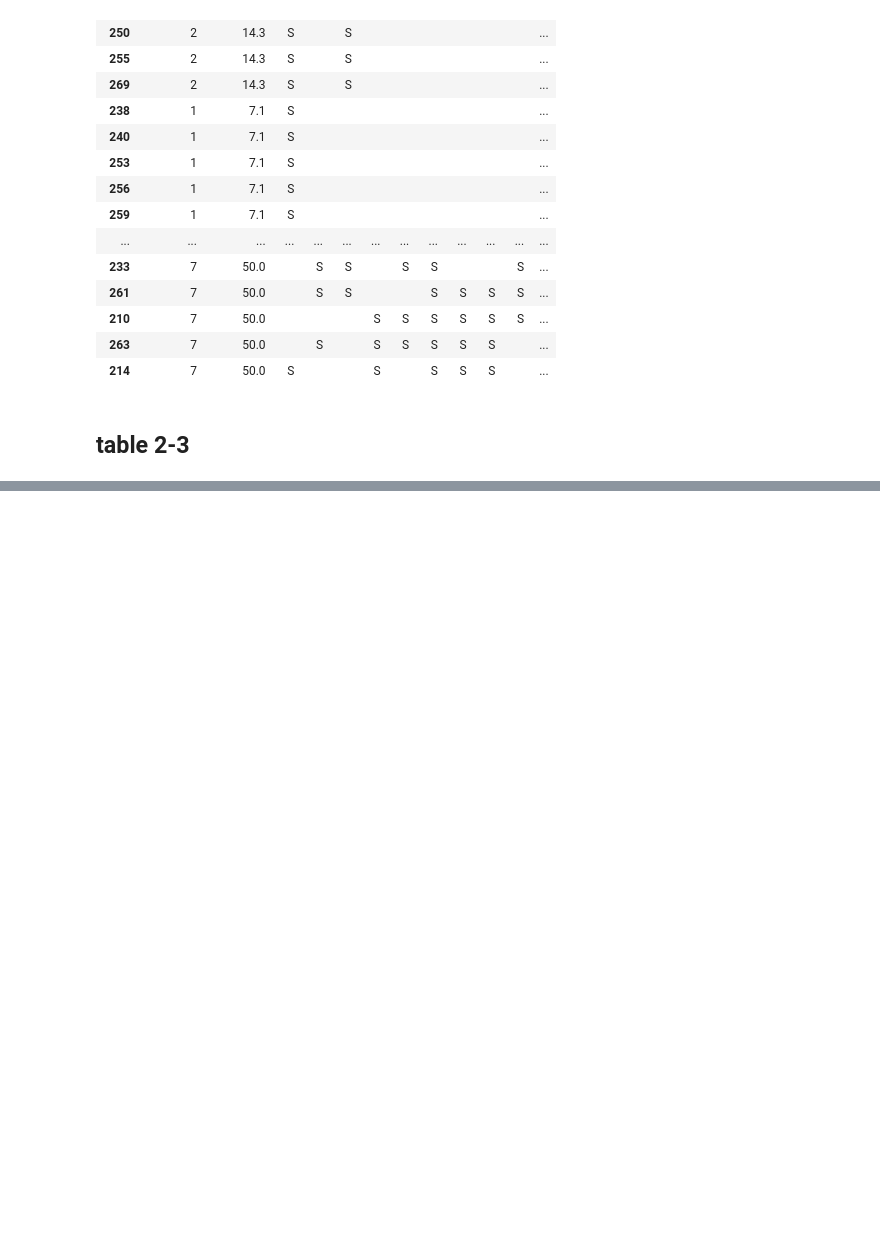
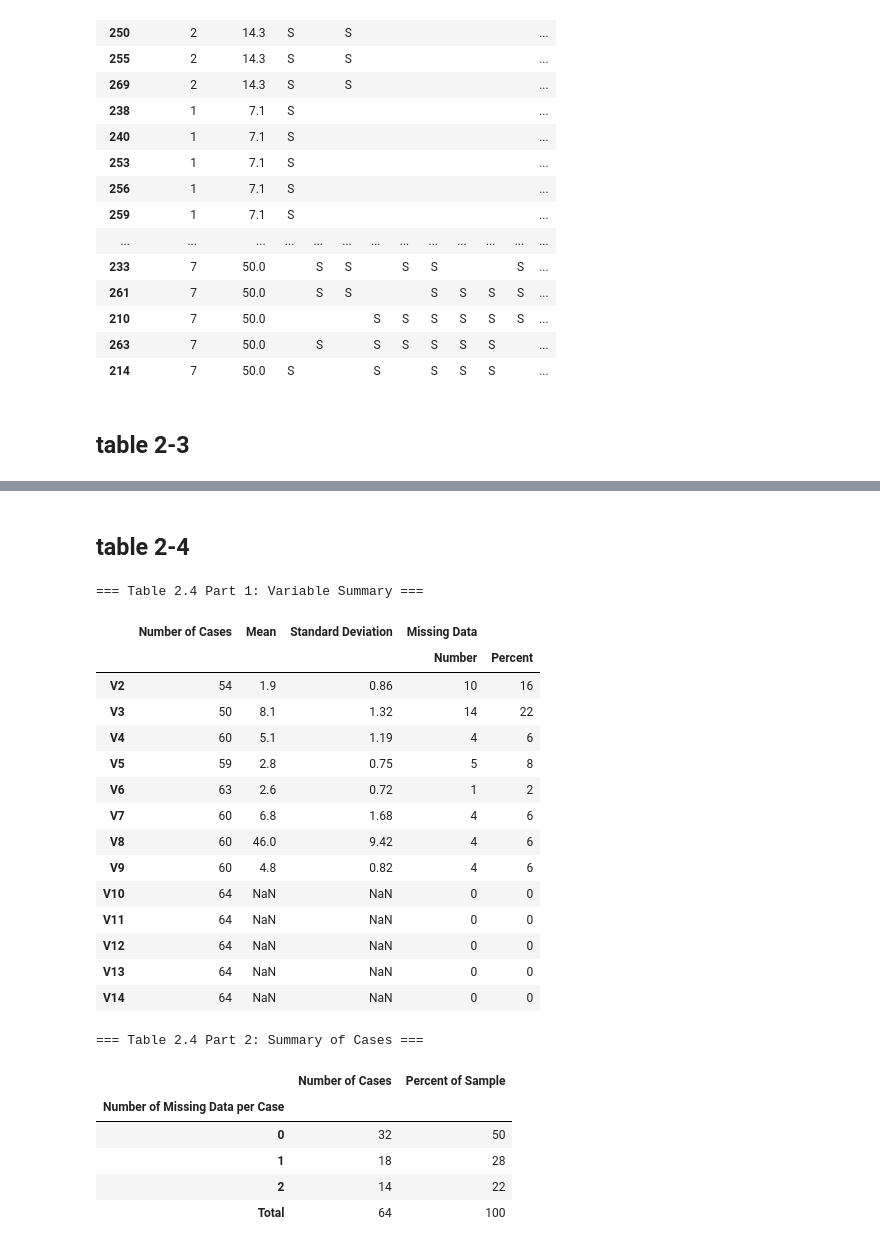
Before and after one commit to Xin95172/Personal-Project, a Jupyter notebook: 多變量分析/main.ipynb, the cells around one changed output, grey strips where cells are left out. Cells and saved outputs as stored; diff of their text form; code cells hidden in the pictures; blank space fills up the shorter version.

```diff
--- a/多變量分析/main.ipynb
+++ b/多變量分析/main.ipynb
@@ -246,0 +261,75 @@ display(HTML(table_2_3))
+# %% [markdown]
+## table 2-4
+# %%
+# === Table 2.4: Summary Statistics for Reduced Sample (No ID) ===
+
+# 1. 建立縮減後的資料集
+# (1) 刪除缺失值過多的 6 個案例 (缺失數 >= 7 的人)
+cases_to_keep = df.isnull().sum(axis=1) < 7
+df_reduced = df[cases_to_keep].copy()
+
+# (2) 刪除變數 V1 和 id (如果存在)
+cols_to_drop = ['V1']
+if 'ID' in df_reduced.columns:
+    cols_to_drop.append('ID')
+
+df_reduced = df_reduced.drop(columns=cols_to_drop, errors='ignore')
+
+# === 第一部分：變數摘要 ===
+var_summary_reduced = pd.DataFrame()
+var_summary_reduced['Number of Cases'] = df_reduced.count()
+var_summary_reduced['Mean'] = df_reduced.mean(numeric_only=True).round(1)
+var_summary_reduced['Standard Deviation'] = df_reduced.std(numeric_only=True).round(2)
+var_summary_reduced['Missing Number'] = df_reduced.isnull().sum()
+var_summary_reduced['Missing Percent'] = (df_reduced.isnull().sum() / len(df_reduced) * 100).round(0).astype(int)
+
+# 移除 id 列 (如果 id 已經變成 index，上面 drop columns 刪不到，這裡再刪一次保險)
+if 'id' in var_summary_reduced.index:
+    var_summary_reduced = var_summary_reduced.drop('id')
+
+# 建立雙層表頭
+new_cols = []
+for col in var_summary_reduced.columns:
+    if 'Missing' in col:
+        new_cols.append(('Missing Data', col.replace('Missing ', '')))
+    else:
+        new_cols.append((col, ''))
+var_summary_reduced.columns = pd.MultiIndex.from_tuples(new_cols)
+
+print("=== Table 2.4 Part 1: Variable Summary ===")
+display(var_summary_reduced)
+
+# === 第二部分：案例摘要 (不變) ===
+missing_per_case = df_reduced.isnull().sum(axis=1)
+case_dist = missing_per_case.value_counts().sort_index().to_frame('Number of Cases')
+case_dist['Percent of Sample'] = (case_dist['Number of Cases'] / len(df_reduced) * 100).round(0).astype(int)
+case_dist.loc['Total'] = case_dist.sum()
+case_dist.loc['Total', 'Percent of Sample'] = 100
+case_dist.index.name = 'Number of Missing Data per Case'
+
+print("\n=== Table 2.4 Part 2: Summary of Cases ===")
+display(case_dist)
+# %% [output]
+=== Table 2.4 Part 1: Variable Summary ===
+|  | Number of Cases | Mean | Standard Deviation | Missing Data |  |
+|  |  |  |  | Number | Percent |
+| V2 | 54 | 1.9 | 0.86 | 10 | 16 |
+| V3 | 50 | 8.1 | 1.32 | 14 | 22 |
+| V4 | 60 | 5.1 | 1.19 | 4 | 6 |
+| V5 | 59 | 2.8 | 0.75 | 5 | 8 |
+| V6 | 63 | 2.6 | 0.72 | 1 | 2 |
+| V7 | 60 | 6.8 | 1.68 | 4 | 6 |
+| V8 | 60 | 46.0 | 9.42 | 4 | 6 |
+| V9 | 60 | 4.8 | 0.82 | 4 | 6 |
+| V10 | 64 | NaN | NaN | 0 | 0 |
+| V11 | 64 | NaN | NaN | 0 | 0 |
+| V12 | 64 | NaN | NaN | 0 | 0 |
+| V13 | 64 | NaN | NaN | 0 | 0 |
+| V14 | 64 | NaN | NaN | 0 | 0 |
+=== Table 2.4 Part 2: Summary of Cases ===
+|  | Number of Cases | Percent of Sample |
+| Number of Missing Data per Case |  |  |
+| 0 | 32 | 50 |
+| 1 | 18 | 28 |
+| 2 | 14 | 22 |
+| Total | 64 | 100 |
```
Also changed, not shown: parts of 19 cells of this notebook.
